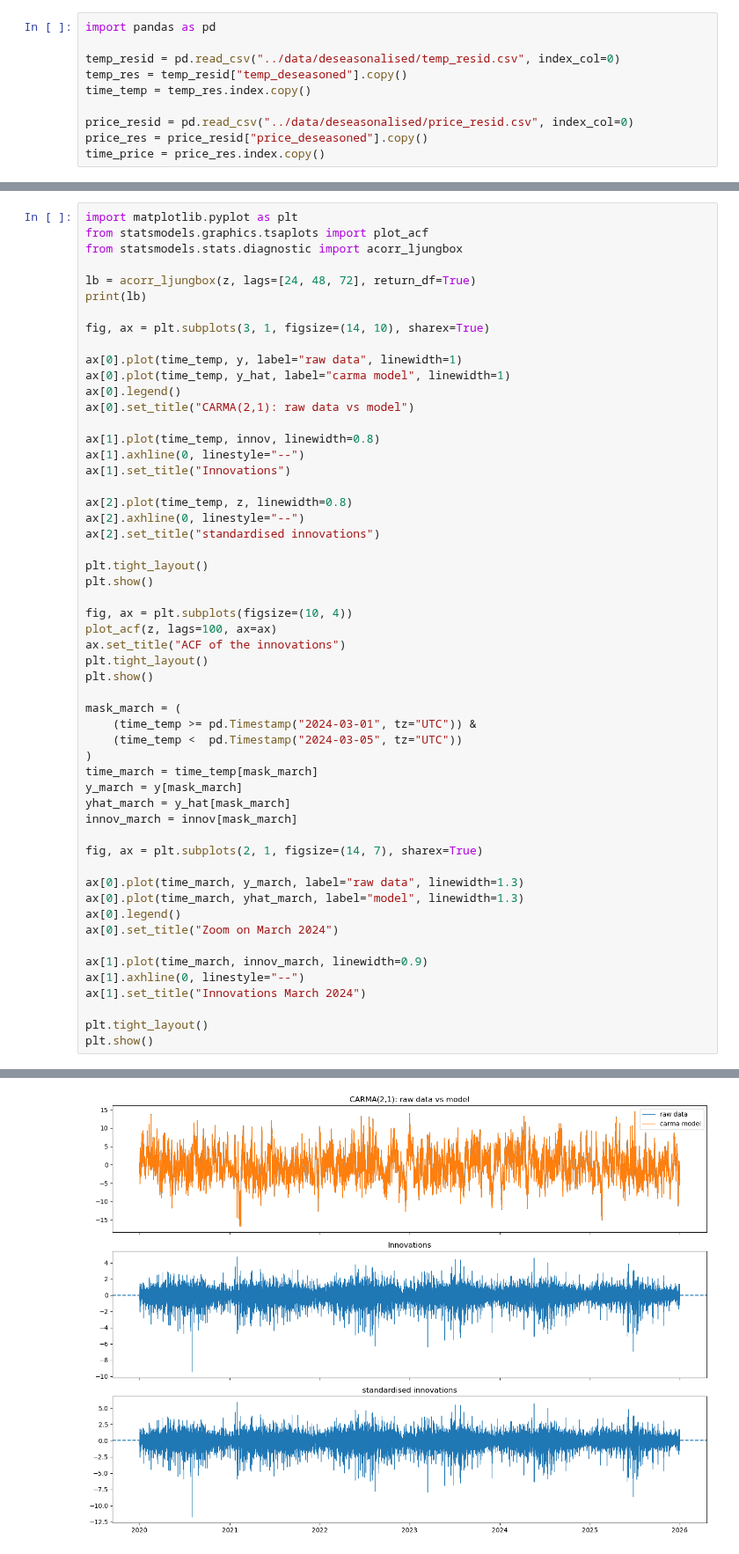
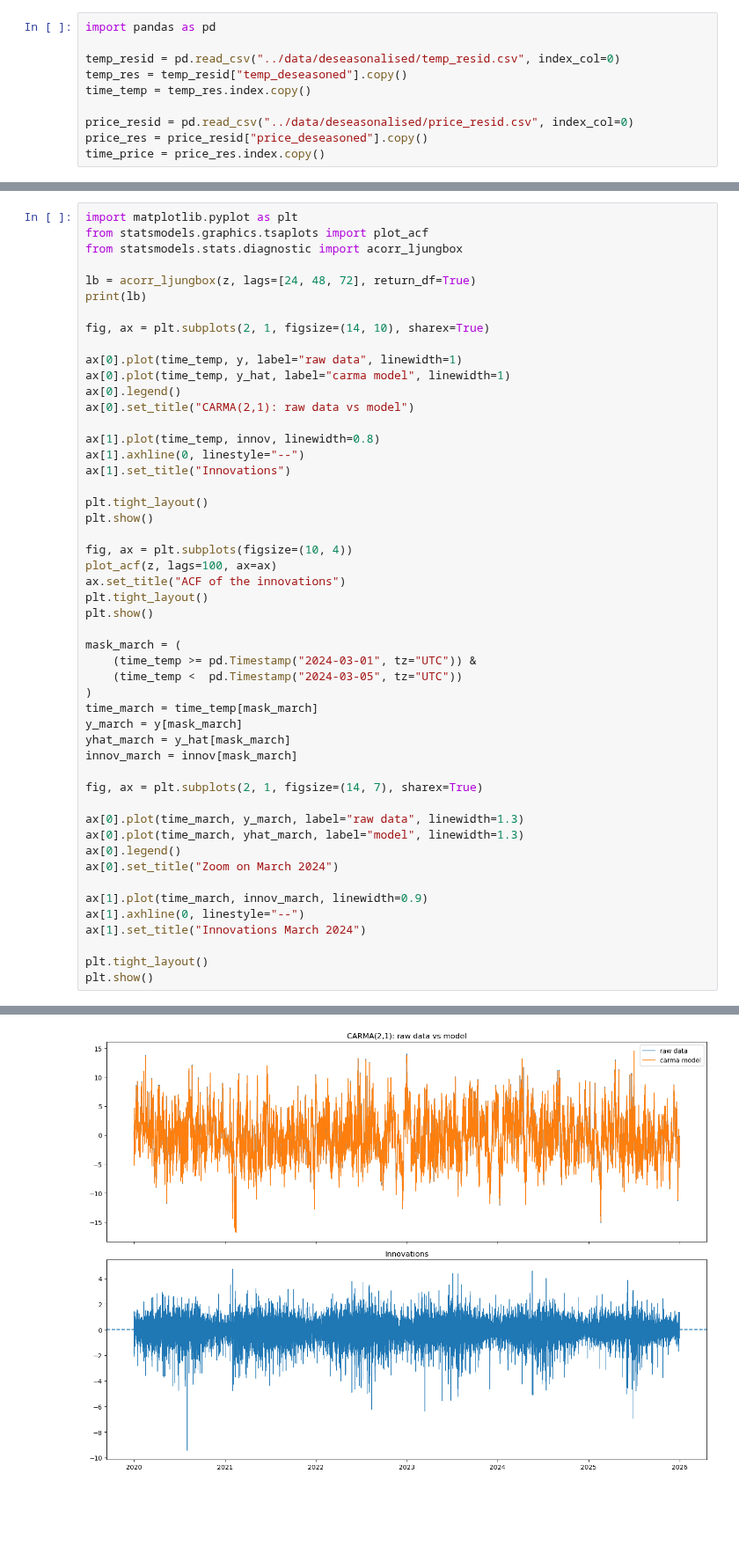
Before and after one commit to gabrielprieurq/carma-quonto, a Jupyter notebook: notebooks/05carma_fit.ipynb, the cells around one changed output, grey strips where cells are left out. Shown at 88% size. Saved outputs shown, nothing was run; the diff lists cells and outputs as text; blank space fills up the shorter version.

```diff
--- a/notebooks/05carma_fit.ipynb
+++ b/notebooks/05carma_fit.ipynb
@@ -194,7 +209,7 @@ from statsmodels.stats.diagnostic import acorr_ljungbox
 lb = acorr_ljungbox(z, lags=[24, 48, 72], return_df=True)
 print(lb)
 
-fig, ax = plt.subplots(3, 1, figsize=(14, 10), sharex=True)
+fig, ax = plt.subplots(2, 1, figsize=(14, 10), sharex=True)
 
 ax[0].plot(time_temp, y, label="raw data", linewidth=1)
 ax[0].plot(time_temp, y_hat, label="carma model", linewidth=1)
@@ -204,10 +219,6 @@ ax[0].set_title("CARMA(2,1): raw data vs model")
 ax[1].plot(time_temp, innov, linewidth=0.8)
 ax[1].axhline(0, linestyle="--")
 ax[1].set_title("Innovations")
-
-ax[2].plot(time_temp, z, linewidth=0.8)
-ax[2].axhline(0, linestyle="--")
-ax[2].set_title("standardised innovations")
 
 plt.tight_layout()
 plt.show()
@@ -218,33 +229,33 @@ ax.set_title("ACF of the innovations")
 plt.tight_layout()
 plt.show()
 
 mask_march = (
     (time_temp >= pd.Timestamp("2024-03-01", tz="UTC")) &
     (time_temp <  pd.Timestamp("2024-03-05", tz="UTC"))
 )
 time_march = time_temp[mask_march]
 y_march = y[mask_march]
 yhat_march = y_hat[mask_march]
 innov_march = innov[mask_march]
 
 fig, ax = plt.subplots(2, 1, figsize=(14, 7), sharex=True)
 
 ax[0].plot(time_march, y_march, label="raw data", linewidth=1.3)
 ax[0].plot(time_march, yhat_march, label="model", linewidth=1.3)
 ax[0].legend()
 ax[0].set_title("Zoom on March 2024")
 
 ax[1].plot(time_march, innov_march, linewidth=0.9)
 ax[1].axhline(0, linestyle="--")
 ax[1].set_title("Innovations March 2024")
 
 plt.tight_layout()
 plt.show()
 # %% [output]
         lb_stat  lb_pvalue
 24  2119.527841        0.0
 48  3405.541558        0.0
 72  4257.854989        0.0
-[figure, old version]
+[figure, new version]
 [figure]
 [figure]
```
Also changed, not shown: parts of 3 cells of this notebook, 9 other files.
